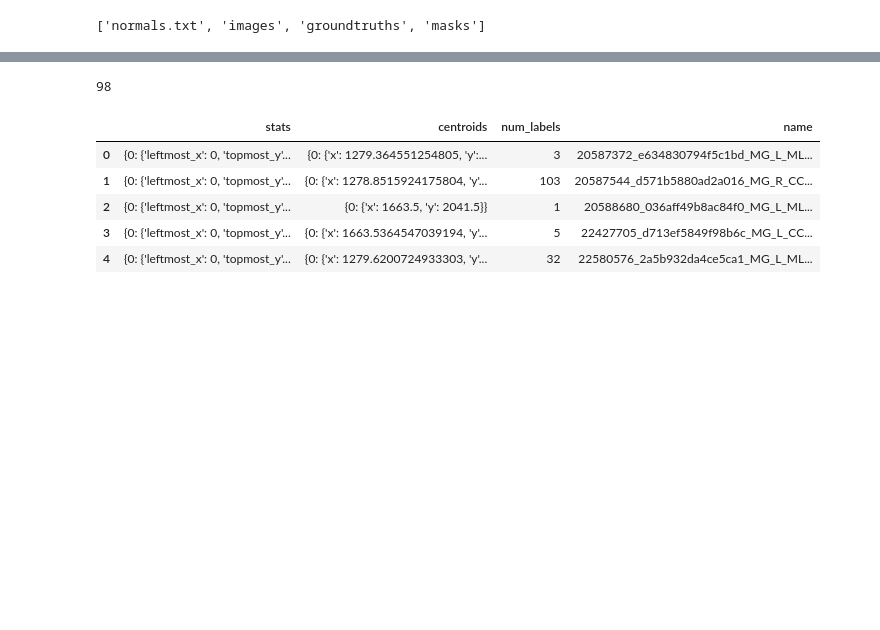
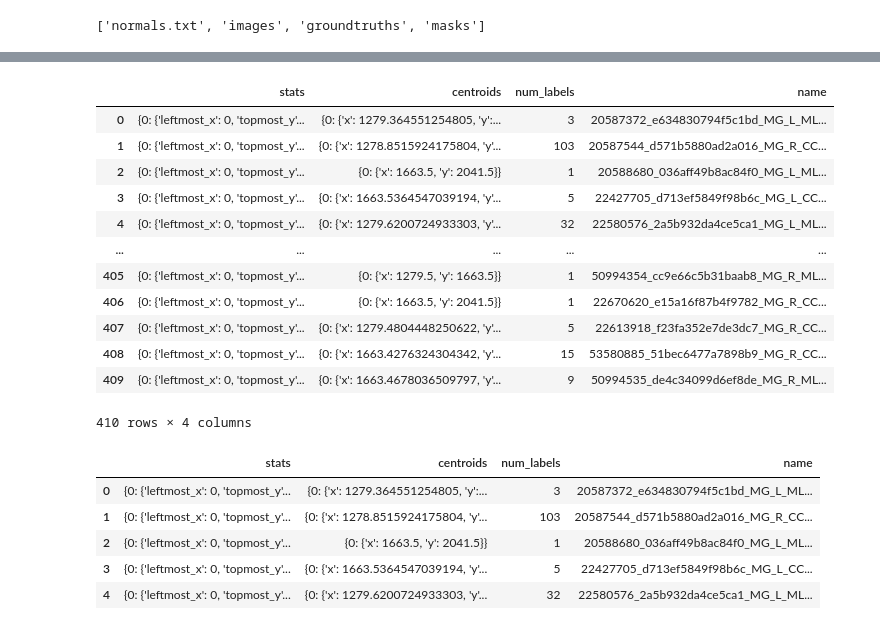
Before and after one commit to emyesme/CalcificationDetection, a Jupyter notebook: ML_structure_project.ipynb, the cells around one changed output, grey strips where cells are left out. Cells and saved outputs as stored; diff of their text form; code cells hidden in the pictures; blank space fills up the shorter version.

```diff
--- a/ML_structure_project.ipynb
+++ b/ML_structure_project.ipynb
@@ -388,7 +382,22 @@ df
 # %%
 len(df.loc[df.num_labels == 1])
+# df = df.drop(410)
+df = df.drop([411,412, 413, 414, 415])
+df
 # %% [output]
+|  | stats | centroids | num_labels | name |
+| 0 | {0: {'leftmost_x': 0, 'topmost_y'... | {0: {'x': 1279.364551254805, 'y':... | 3 | 20587372_e634830794f5c1bd_MG_L_ML... |
+| 1 | {0: {'leftmost_x': 0, 'topmost_y'... | {0: {'x': 1278.8515924175804, 'y'... | 103 | 20587544_d571b5880ad2a016_MG_R_CC... |
+| 2 | {0: {'leftmost_x': 0, 'topmost_y'... | {0: {'x': 1663.5, 'y': 2041.5}} | 1 | 20588680_036aff49b8ac84f0_MG_L_ML... |
+| 3 | {0: {'leftmost_x': 0, 'topmost_y'... | {0: {'x': 1663.5364547039194, 'y'... | 5 | 22427705_d713ef5849f98b6c_MG_L_CC... |
+| 4 | {0: {'leftmost_x': 0, 'topmost_y'... | {0: {'x': 1279.6200724933303, 'y'... | 32 | 22580576_2a5b932da4ce5ca1_MG_L_ML... |
+| ... | ... | ... | ... | ... |
+| 405 | {0: {'leftmost_x': 0, 'topmost_y'... | {0: {'x': 1279.5, 'y': 1663.5}} | 1 | 50994354_cc9e66c5b31baab8_MG_R_ML... |
+| 406 | {0: {'leftmost_x': 0, 'topmost_y'... | {0: {'x': 1663.5, 'y': 2041.5}} | 1 | 22670620_e15a16f87b4f9782_MG_R_CC... |
+| 407 | {0: {'leftmost_x': 0, 'topmost_y'... | {0: {'x': 1279.4804448250622, 'y'... | 5 | 22613918_f23fa352e7de3dc7_MG_R_CC... |
+| 408 | {0: {'leftmost_x': 0, 'topmost_y'... | {0: {'x': 1663.4276324304342, 'y'... | 15 | 53580885_51bec6477a7898b9_MG_R_CC... |
+| 409 | {0: {'leftmost_x': 0, 'topmost_y'... | {0: {'x': 1663.4678036509797, 'y'... | 9 | 50994535_de4c34099d6ef8de_MG_R_ML... |
-98
+410 rows × 4 columns
 # %%
 df.loc[ ['20587372', '20587544'] in df.name]
 df.loc[df.name.str.contains() ]
```
Also changed, not shown: parts of 17 cells of this notebook.
